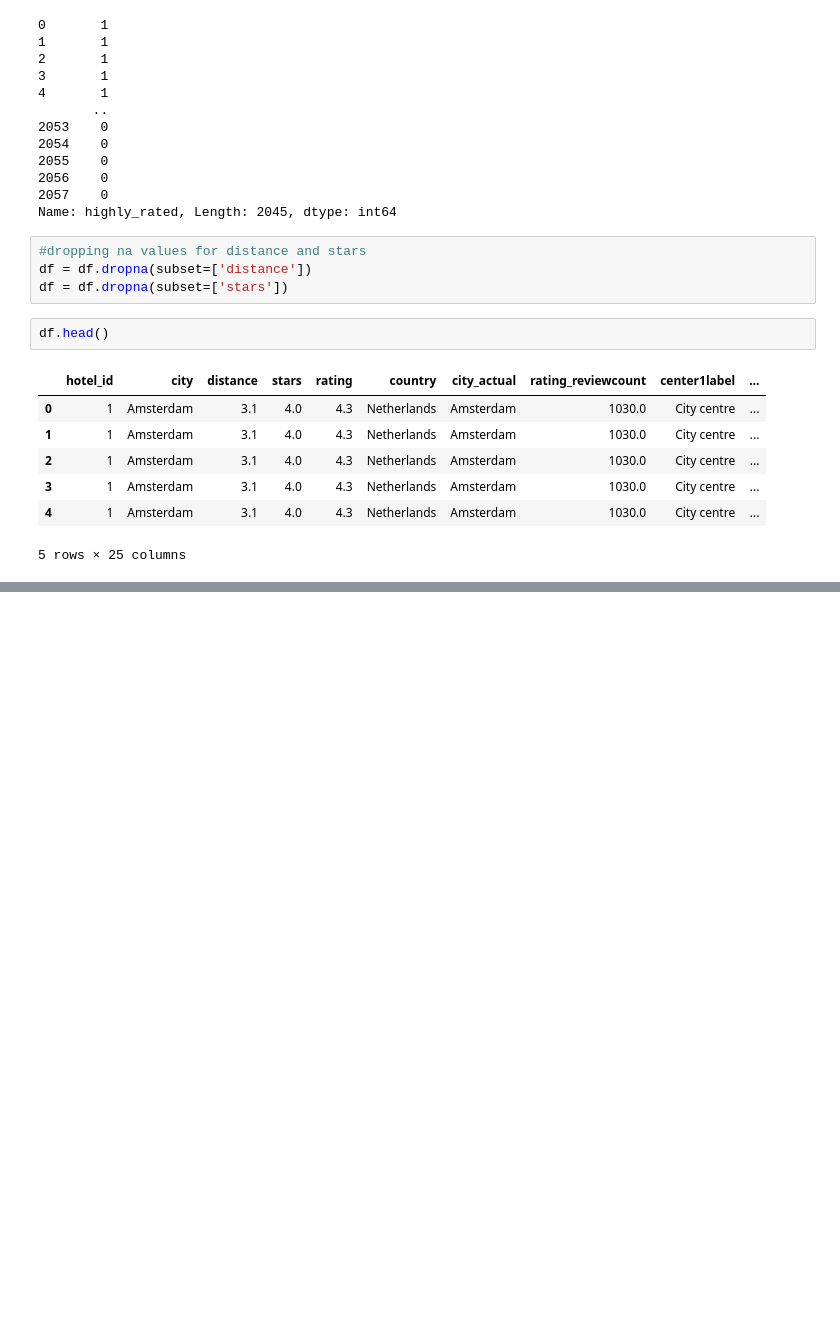
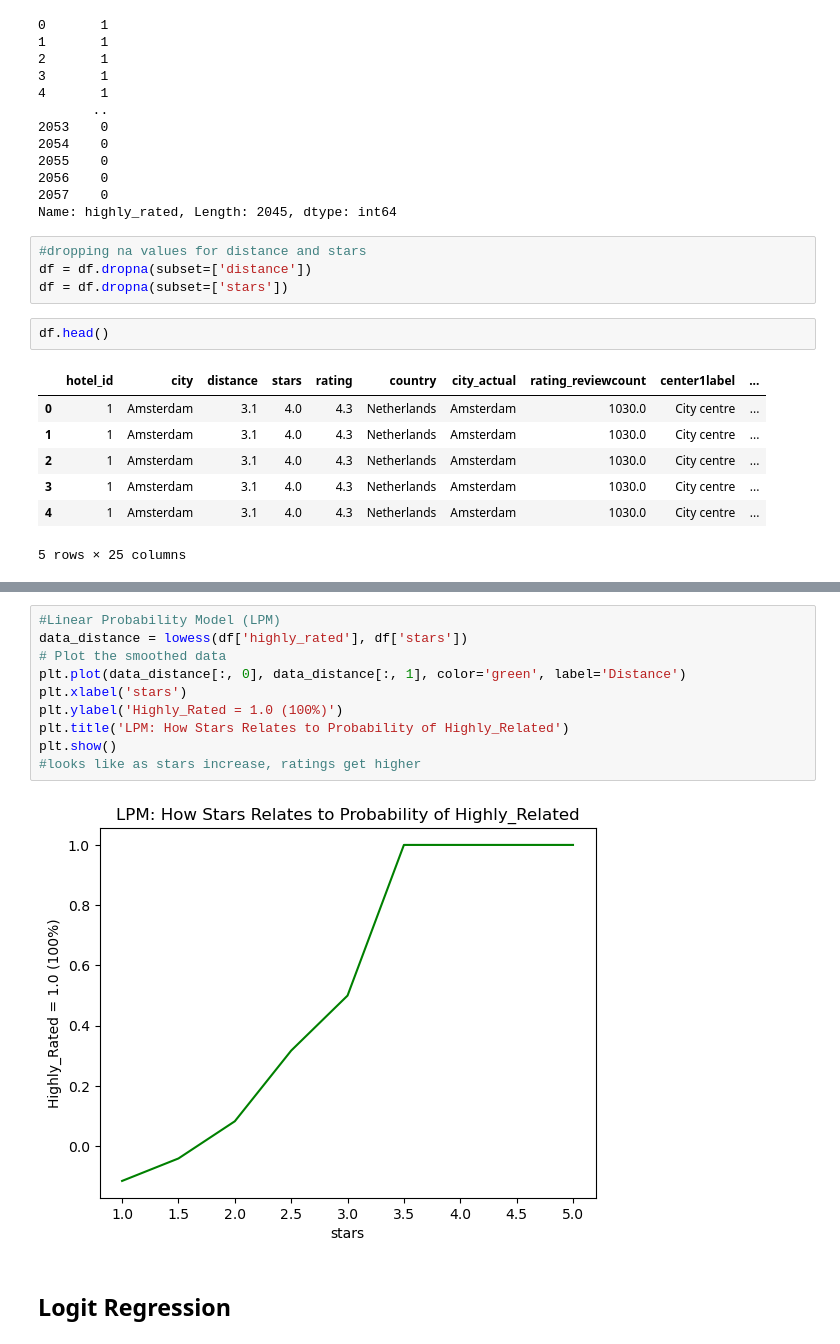
Before and after one commit to corinne167225/DataAnalysis2, a Jupyter notebook: Assignment2/Assignment2.ipynb, the cells around one changed output, grey strips where cells are left out. Drawn from its saved outputs; the diff is of its cells as text; blank space fills up the shorter version.

```diff
--- a/Assignment2/Assignment2.ipynb
+++ b/Assignment2/Assignment2.ipynb
@@ -95,0 +140,14 @@ df.head()
+# %%
+#Linear Probability Model (LPM)
+data_distance = lowess(df['highly_rated'], df['stars'])
+# Plot the smoothed data
+plt.plot(data_distance[:, 0], data_distance[:, 1], color='green', label='Distance')
+plt.xlabel('stars')
+plt.ylabel('Highly_Rated = 1.0 (100%)')
+plt.title('LPM: How Stars Relates to Probability of Highly_Related')
+plt.show()
+#looks like as stars increase, ratings get higher
+# %% [output]
+[figure, added]
+# %% [markdown]
+## Logit Regression
```
Also changed, not shown: parts of 9 cells of this notebook.
